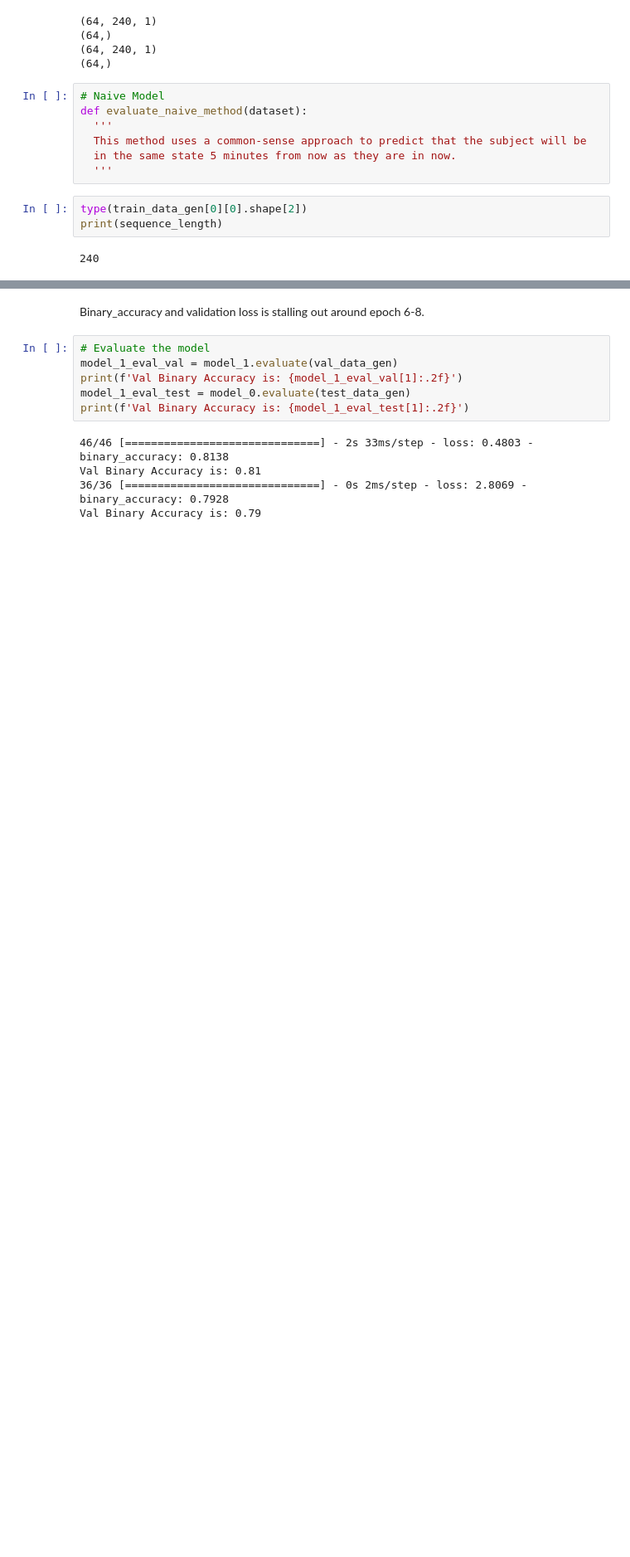
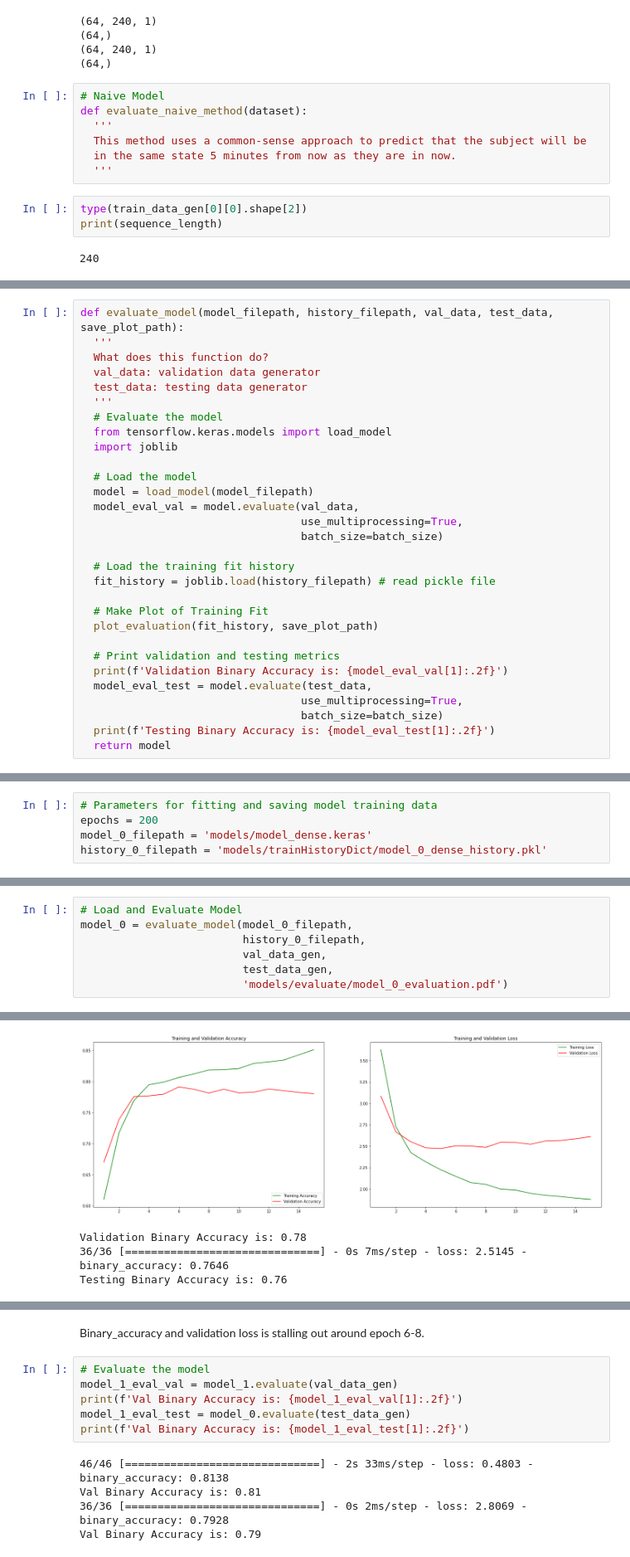
Before and after one commit to kjspring/stress-detection-wearable-devices, a Jupyter notebook: modeling_WESAD.ipynb, the cells around one changed output, grey strips where cells are left out. Shown at 83% size. Drawn from its saved outputs; the diff is of its cells as text; blank space fills up the shorter version.

Commit message:
Completed Transformer model

```diff
--- a/modeling_WESAD.ipynb
+++ b/modeling_WESAD.ipynb
@@ -126,3 +181,33 @@ print(sequence_length)
+# %%
+def evaluate_model(model_filepath, history_filepath, val_data, test_data, save_plot_path):
+  '''
+  What does this function do?
+  val_data: validation data generator
+  test_data: testing data generator
+  '''
+  # Evaluate the model
+  from tensorflow.keras.models import load_model
+  import joblib
+
+  # Load the model
+  model = load_model(model_filepath)
+  model_eval_val = model.evaluate(val_data,
+                                  use_multiprocessing=True,
+                                  batch_size=batch_size)
+
+  # Load the training fit history
+  fit_history = joblib.load(history_filepath) # read pickle file
+
+  # Make Plot of Training Fit
+  plot_evaluation(fit_history, save_plot_path)
+
+  # Print validation and testing metrics
+  print(f'Validation Binary Accuracy is: {model_eval_val[1]:.2f}')
+  model_eval_test = model.evaluate(test_data,
+                                  use_multiprocessing=True,
+                                  batch_size=batch_size)
+  print(f'Testing Binary Accuracy is: {model_eval_test[1]:.2f}')
+  return model
 # %%
 '''
 Model_0: Densely Connected Network
@@ -237,0 +257,5 @@ plot_evaluation(history_0, 'models/evaluate/model_0_evaluation.pdf')
+# %%
+# Parameters for fitting and saving model training data
+epochs = 200
+model_0_filepath = 'models/model_dense.keras'
+history_0_filepath = 'models/trainHistoryDict/model_0_dense_history.pkl'
@@ -237,0 +290,8 @@ plot_evaluation(history_0, 'models/evaluate/model_0_evaluation.pdf')
+# %%
+# Load and Evaluate Model
+model_0 = evaluate_model(model_0_filepath,
+                         history_0_filepath,
+                         val_data_gen,
+                         test_data_gen,
+                         'models/evaluate/model_0_evaluation.pdf')
+# %% [output]
@@ -238,3 +315,7 @@ plot_evaluation(history_0, 'models/evaluate/model_0_evaluation.pdf')
+[figure, added]
+Validation Binary Accuracy is: 0.78
+36/36 [==============================] - 0s 7ms/step - loss: 2.5145 - binary_accuracy: 0.7646
+Testing Binary Accuracy is: 0.76
 # %%
 '''
 Model_1: Simple LSTM Model
```
Also changed, not shown: parts of 17 cells of this notebook.
